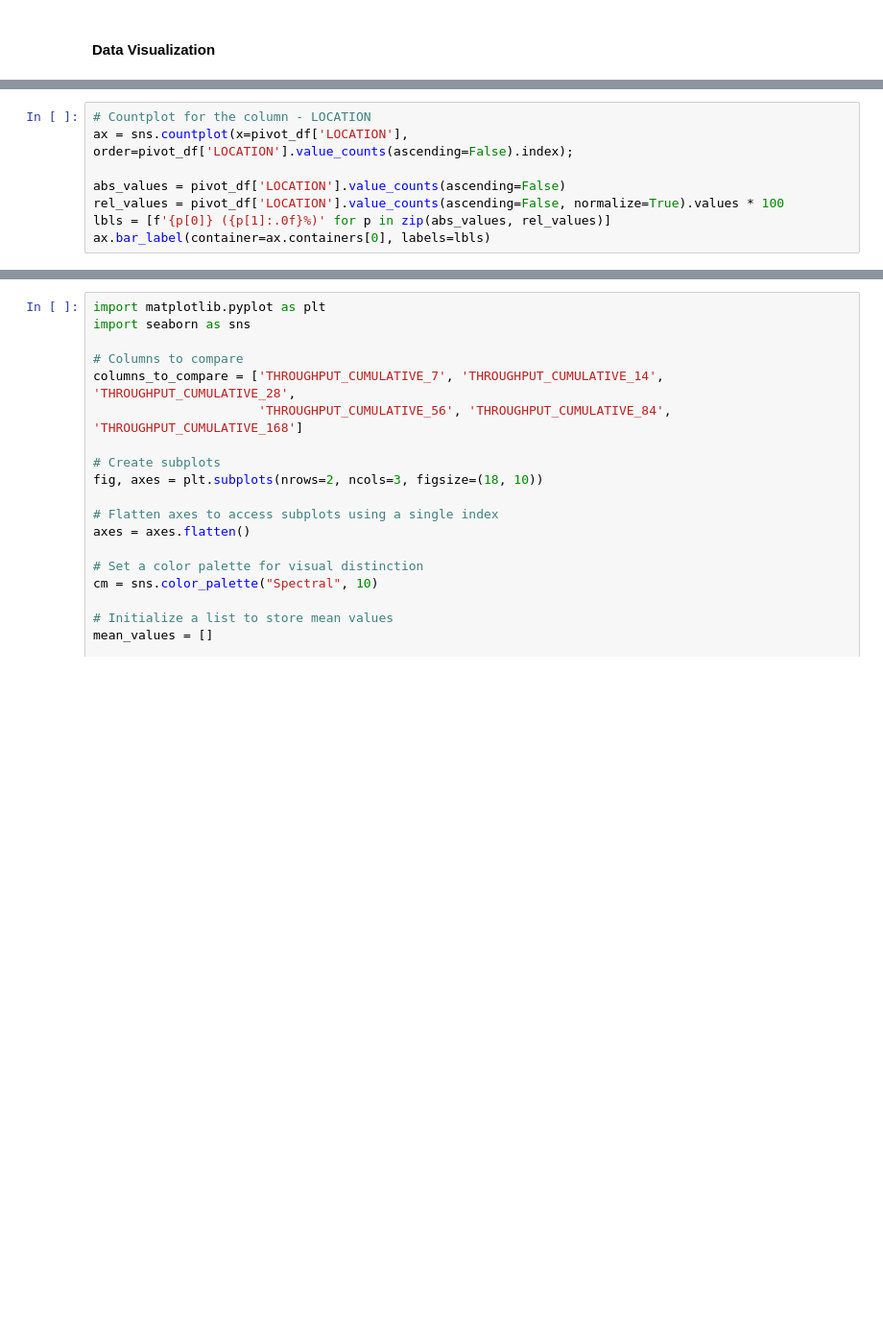
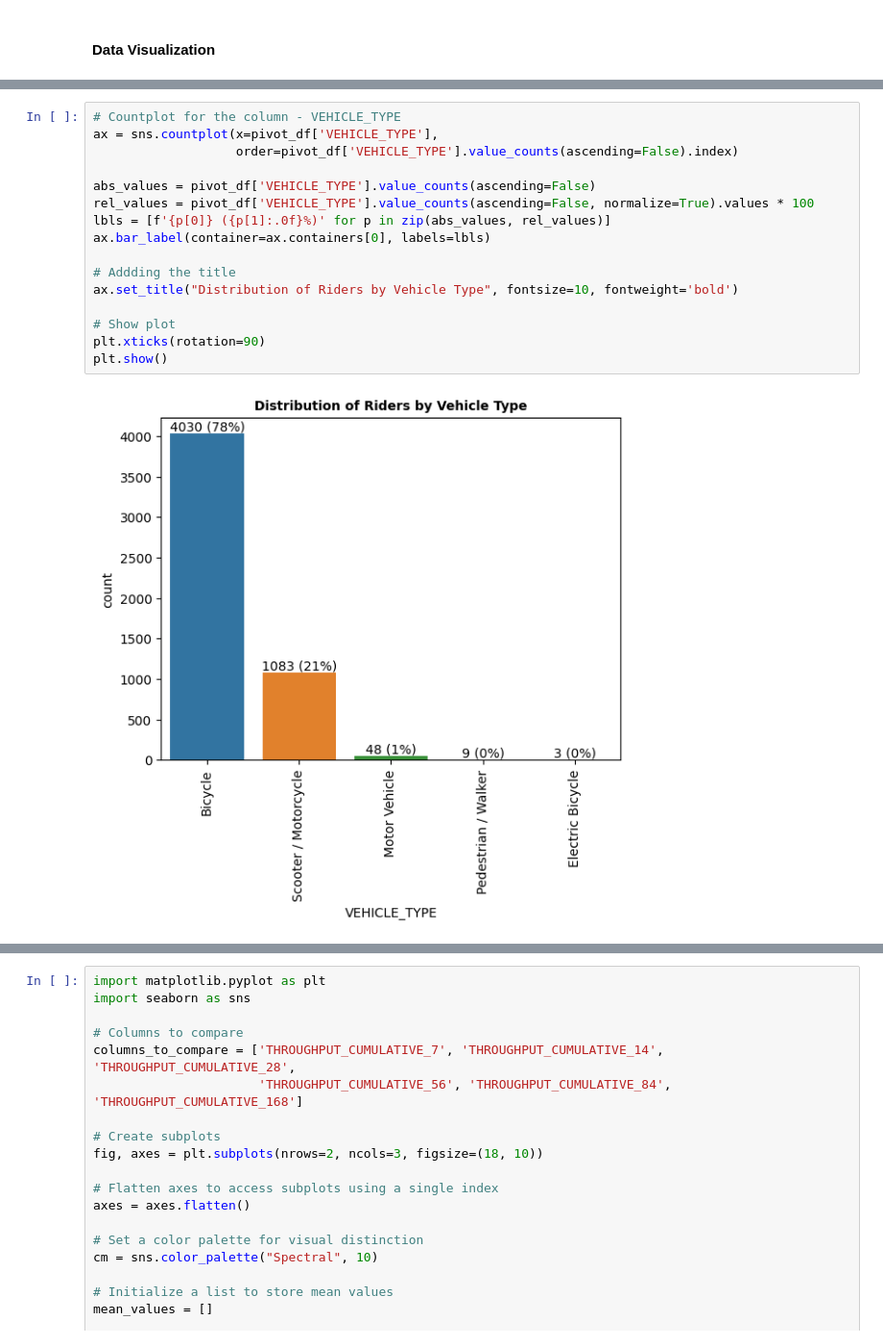
Before and after one commit to pradeepvaranasi/RiderGetRider_CaseStudy, a Jupyter notebook: Food_Delivery_App_RGR.ipynb, the cells around one changed output, grey strips where cells are left out. Shown at 96% size. Cells and saved outputs as stored; diff of their text form; blank space fills up the shorter version.

```diff
--- a/Food_Delivery_App_RGR.ipynb
+++ b/Food_Delivery_App_RGR.ipynb
@@ -366,9 +371,18 @@ plt.show()
 # %%
-# Countplot for the column - LOCATION
-ax = sns.countplot(x=pivot_df['LOCATION'],
-order=pivot_df['LOCATION'].value_counts(ascending=False).index);
+# Countplot for the column - VEHICLE_TYPE
+ax = sns.countplot(x=pivot_df['VEHICLE_TYPE'],
+                   order=pivot_df['VEHICLE_TYPE'].value_counts(ascending=False).index)
 
-abs_values = pivot_df['LOCATION'].value_counts(ascending=False)
-rel_values = pivot_df['LOCATION'].value_counts(ascending=False, normalize=True).values * 100
+abs_values = pivot_df['VEHICLE_TYPE'].value_counts(ascending=False)
+rel_values = pivot_df['VEHICLE_TYPE'].value_counts(ascending=False, normalize=True).values * 100
 lbls = [f'{p[0]} ({p[1]:.0f}%)' for p in zip(abs_values, rel_values)]
 ax.bar_label(container=ax.containers[0], labels=lbls)
+
+# Addding the title
+ax.set_title("Distribution of Riders by Vehicle Type", fontsize=10, fontweight='bold')
+
+# Show plot
+plt.xticks(rotation=90)
+plt.show()
+# %% [output]
+[figure, added]
```
Also changed, not shown: parts of 16 cells of this notebook.
